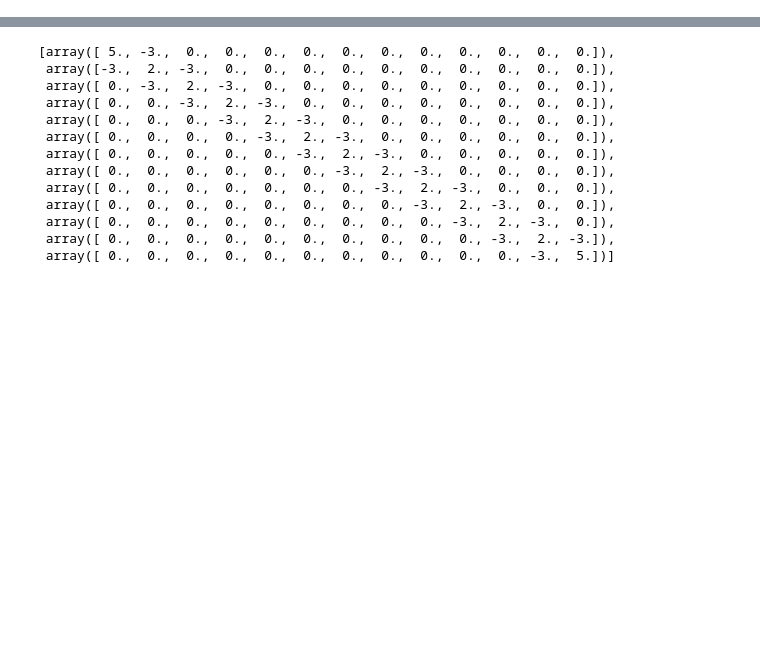
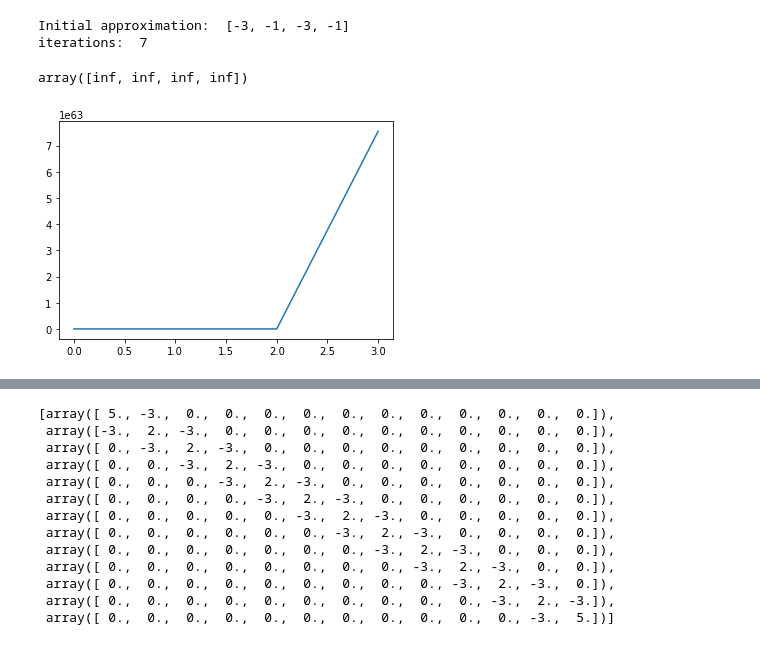
Before and after one commit to JairEsc/Mat_Apl, a Jupyter notebook: Opt_T4.ipynb, the cells around one changed output, grey strips where cells are left out. Cells and saved outputs as stored; diff of their text form; code cells hidden in the pictures; blank space fills up the shorter version.

```diff
--- a/Opt_T4.ipynb
+++ b/Opt_T4.ipynb
@@ -6,16 +8,27 @@ import matplotlib.pyplot as plt
 # %%
 #steepest descent.
-def Steepest_descent(alpha,x_0,f,grad_f,tol_grad=10**(-4),max_iter=10**5):
+def Steepest_descent(alpha,x_0,f,grad_f,tol_grad=10**(-4),max_iter=10**5,pr="False"):
     x_1=x_0-alpha*np.array(grad_f(x_0))
+    if(pr=='True'):
+        print("Initial approximation: ", x_0)
+        F=[f(x_0)]
+        G=[np.linalg.norm(grad_f(x_0))]
     x_0=x_1
     k=1
-    while(np.linalg.norm(grad_f(x_1))>tol_grad and k<max_iter):
+    norm_grad=np.linalg.norm(grad_f(x_1))
+    while(norm_grad>tol_grad and k<max_iter):
         k+=1
         x_1=x_0-alpha*np.array(grad_f(x_0))
         x_0=x_1
-
+        norm_grad=np.linalg.norm(grad_f(x_1))
+        if(pr=='True'):
+            F.append(f(x_0))
+            G.append(np.linalg.norm(grad_f(x_0)))
     if(k==max_iter):
         return "F"
     else:
-        print(k,"numero de iteraciones")
+        if(pr=='True'):
+            #plt.plot(F)
+            plt.plot(G[0:-1])
+        print("iterations: ",k)
         return (x_1)
@@ -74,3 +130,10 @@ def Wood_Hessian(X):
     D3=[0,0,2+720*(X[2]**2)+360*(X[2]-X[3]),-360*X[2]]
     D4=[0,19.8,-360*X[2],200.2]
     return [D1,D2,D3,D4]
+# %%
+Steepest_descent(alpha=0.001,x_0=[-3,-1,-3,-1],f=Wood,grad_f=Wood_grad,pr='True')#Si ploteo G[200:-1] se ve mas bonito.
+# %% [output]
+Initial approximation:  [-3, -1, -3, -1]
+iterations:  7
+array([inf, inf, inf, inf])
+[figure, added]
```
Also changed, not shown: parts of 10 cells of this notebook.
